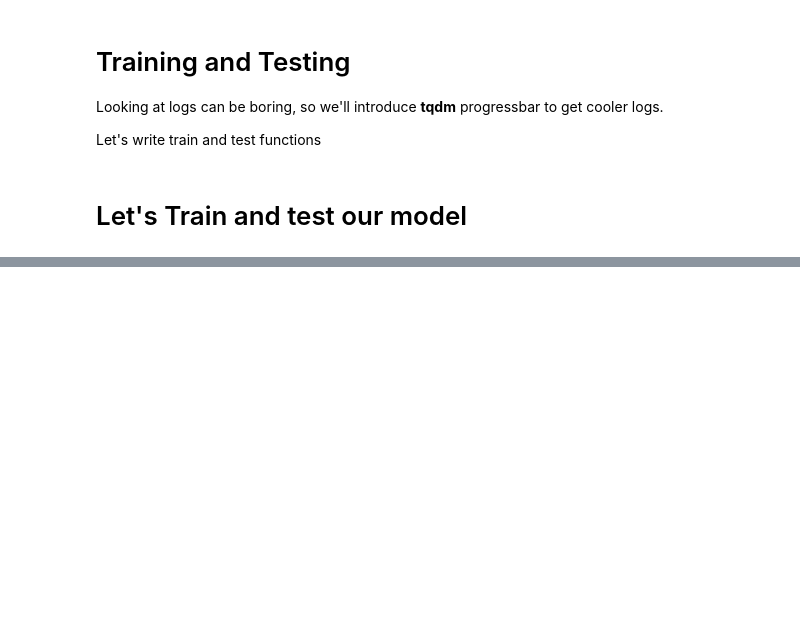
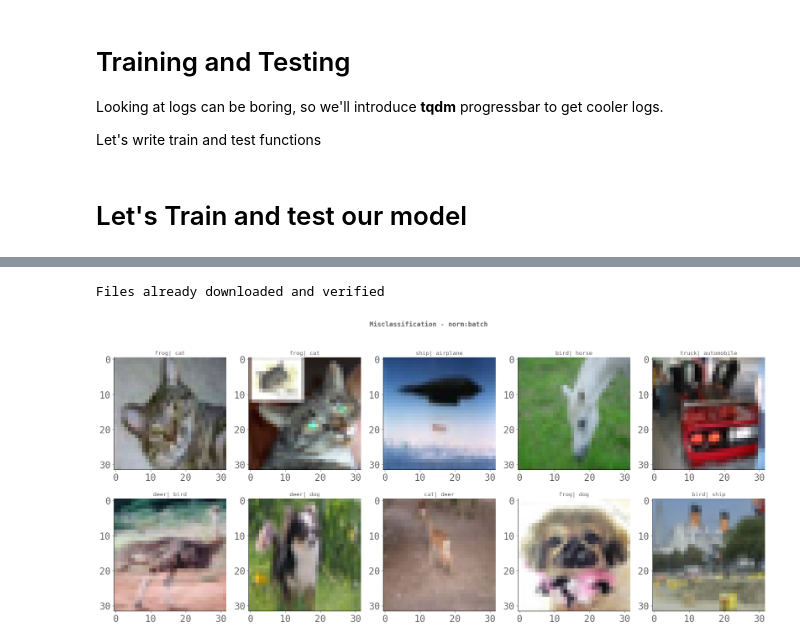
Before and after one commit to venkyyuvy/image_classifier, a Jupyter notebook: S8/batch_normalization.ipynb, the cells around one changed output, grey strips where cells are left out. Cells and saved outputs as stored; diff of their text form; code cells hidden in the pictures; blank space fills up the shorter version.

```diff
--- a/S8/batch_normalization.ipynb
+++ b/S8/batch_normalization.ipynb
@@ -205,0 +190,35 @@ EPOCH: 11
+# %%
+import pandas as pd
+results_df = []
+kwargs['shuffle'] = False
+test_loader = torch.utils.data.DataLoader(test_data, **kwargs)
+for batch_idx, (data, target) in enumerate(test_loader):
+    data, target = data.to(device), target.to(device)
+    output = model(data)
+    pred_label = output.argmax(dim=1)
+    results_df.append(
+        pd.DataFrame({"prediction": pred_label.cpu().numpy(),
+                      "target": target.cpu().numpy()}))
+
+df = pd.concat(results_df).reset_index(drop=True)
+# %%
+import matplotlib.pyplot as plt
+nrows = 2
+ncols = 5
+fig, axes = plt.subplots(nrows, ncols, figsize=(25, 10), )
+norm='batch'
+fig.suptitle(f"Misclassification - norm:{norm}", weight='bold', size=14)
+samples = df.query("prediction != target").sample(10)
+axes = axes.ravel()
+
+plot_test_data = datasets.CIFAR10('./data', train=False, download=True,)
+class_labels = ['airplane', 'automobile', 'bird', 'cat', 'deer',
+                'dog', 'frog', 'horse', 'ship', 'truck']
+
+for (ix, row), ax in zip(samples.iterrows(), axes):
+    img = plot_test_data[ix][0]
+    ax.imshow(img, interpolation='nearest')
+    ax.set_title(f'{class_labels[row.prediction]}| {class_labels[row.target]}', fontsize=12)
+# %% [output]
+Files already downloaded and verified
+[figure, added]
```
Also changed, not shown: parts of 10 cells of this notebook, 4 other files.
